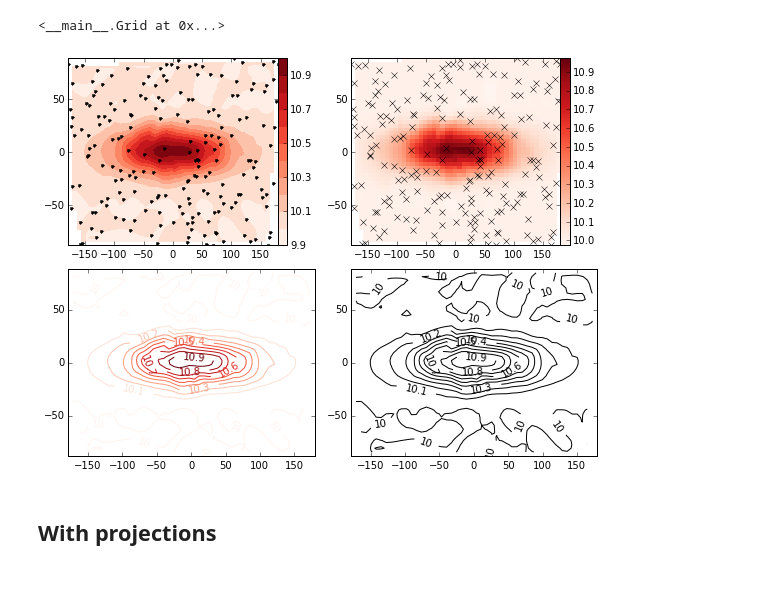
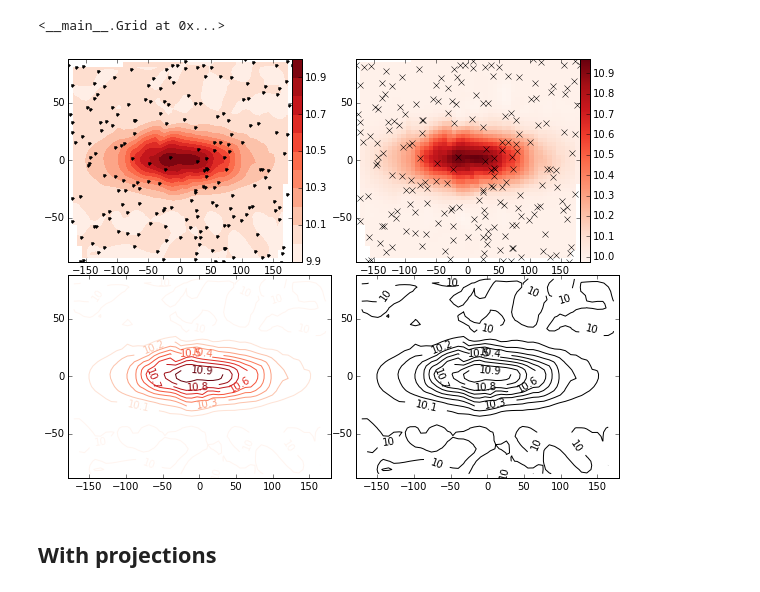
Before and after one commit to fatiando/prototypes, a Jupyter notebook: grid-class.ipynb, the cells around one changed output. Drawn from its saved outputs; the diff is of its cells as text; code cells hidden in the pictures.

```diff
--- a/grid-class.ipynb
+++ b/grid-class.ipynb
@@ -276,22 +402,25 @@ scat.add_attribute('data', 10 + utils.gaussian2d(scat.x, scat.y, 100, 20))
 # %% [output]
 <__main__.Grid at 0x...>
 # %%
-grid = scat.interp((50, 50))
+g = scat.interp((50, 50))
 # %%
 mpl.figure(figsize=(8, 6))
 mpl.subplot(221)
-grid.contourf('data')
+g.contourf(g.data)
 scat.points()
+
 mpl.subplot(222)
-grid.pcolor('data')
+g.pcolor(g.data)
 scat.points('xk')
+
 mpl.subplot(223)
-grid.contour('data')
+g.contour(g.data)
+
 mpl.subplot(224)
-grid.contour('data', colors='k')
-mpl.tight_layout()
+g.contour(g.data, colors='k')
+mpl.tight_layout(pad=0)
 # %% [output]
-[figure, old version]
+[figure, new version]
 # %% [markdown]
 ## With projections
 # %%
```
Also changed, not shown: parts of 23 cells of this notebook, 2 other files.
